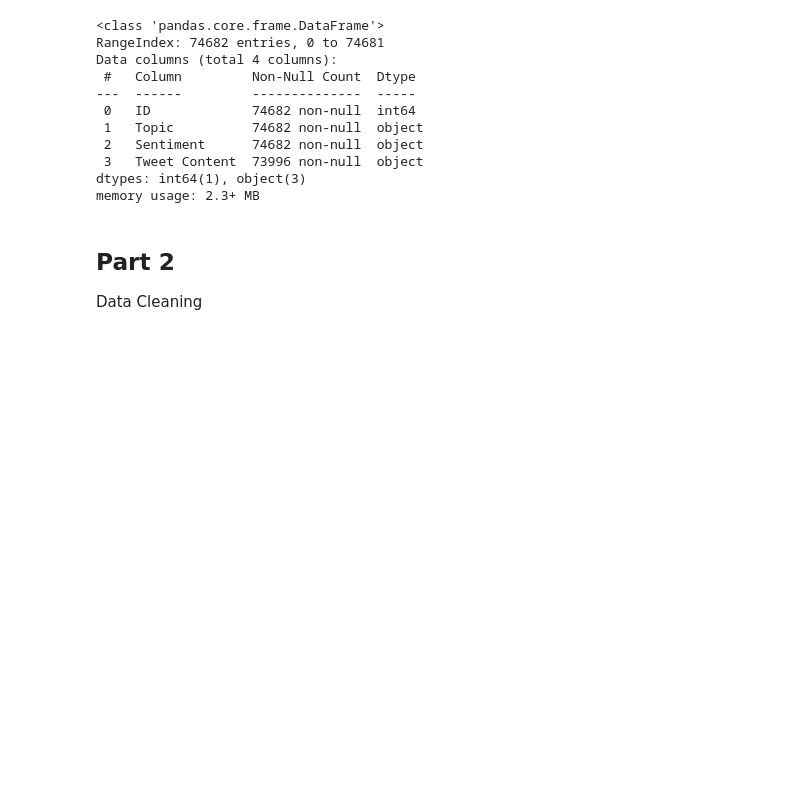
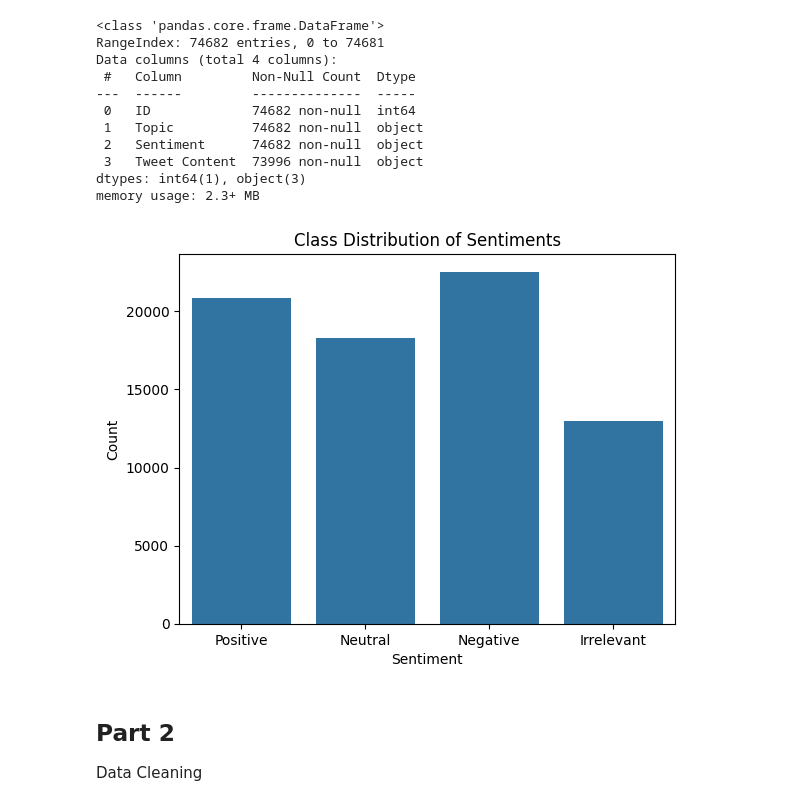
Before and after one commit to t0m0h1/COM6033-Project-Assignment, a Jupyter notebook: project_assignment.ipynb, the cells around one changed output. Cells and saved outputs as stored; diff of their text form; code cells hidden in the pictures; blank space fills up the shorter version.

```diff
--- a/project_assignment.ipynb
+++ b/project_assignment.ipynb
@@ -84,6 +85,17 @@ Data columns (total 4 columns):
  3   Tweet Content  73996 non-null  object
 dtypes: int64(1), object(3)
 memory usage: 2.3+ MB
+# %%
+import seaborn as sns
+
+# Class distribution (visualisation of positive, neutral, and negative sentiments)
+sns.countplot(x='Sentiment', data=data)
+plt.title("Class Distribution of Sentiments")
+plt.xlabel("Sentiment")
+plt.ylabel("Count")
+plt.show()
+# %% [output]
+[figure, added]
 # %% [markdown]
 ## Part 2 ##
 
```
Also changed, not shown: parts of 7 cells of this notebook.
